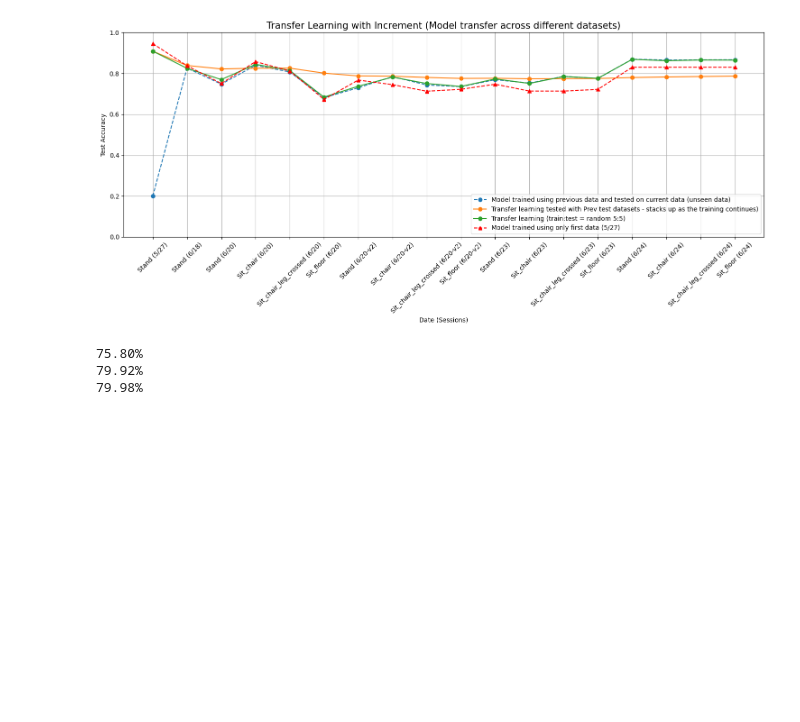
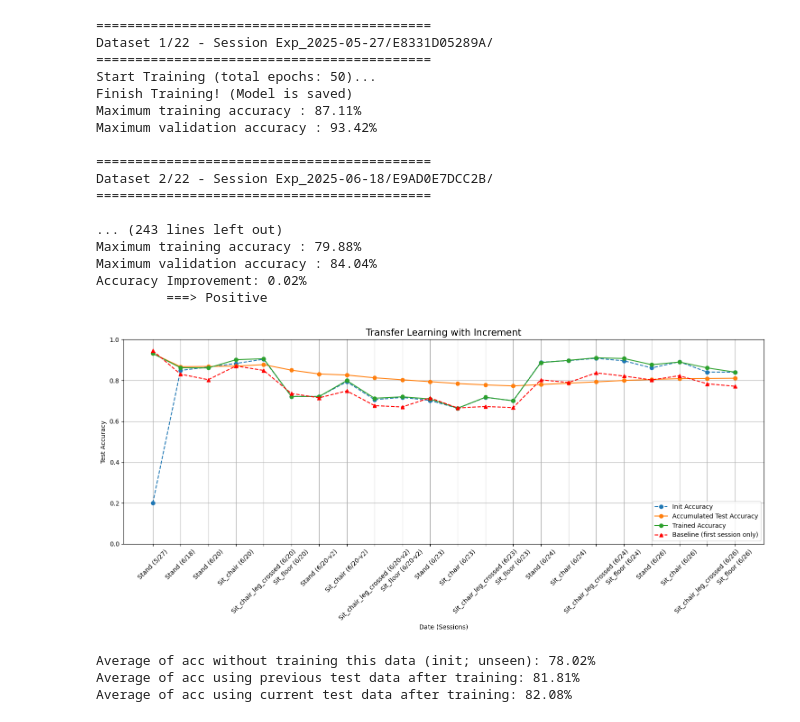
Before and after one commit to Hunminlee/Neural_Computing_Interface_MindForce, a Jupyter notebook: V1_modular/Transfer-learning_increment.ipynb, the cells around one changed output. Cells and saved outputs as stored; diff of their text form; code cells hidden in the pictures; blank space fills up the shorter version.

```diff
--- a/V1_modular/Transfer-learning_increment.ipynb
+++ b/V1_modular/Transfer-learning_increment.ipynb
@@ -203,28 +0,0 @@ Maximum validation accuracy : 73.71%
-# %%
-baseline = pd.read_csv('C:/Users/hml76/PycharmProjects/Tremor_project_local/Mindforce/Baseline_results.csv')
-
-plt.figure(figsize=(15, 7))
-plt.title('Transfer Learning with Increment (Model transfer across different datasets)', fontsize=15)
-plt.plot(Info, Init_acc_all, marker='o', label='Model trained using previous data and tested on current data (unseen data)', linestyle='--')
-plt.plot(Info, Prev_acc_all, marker='o', label='Transfer learning tested with Prev test datasets - stacks up as the training continues)')
-plt.plot(Info, Trained_acc_all, marker='o', label='Transfer learning (train:test = random 5:5)')
-plt.plot(Info, baseline['Accuracy']/100, marker='^', label='Model trained using only first data (5/27)', color='red', linestyle='--')
-plt.ylim([0, 1])
-
-
-plt.xlabel('Date (Sessions)')
-plt.ylabel('Test Accuracy')
-plt.xticks(rotation=45)
-plt.legend()
-plt.grid(True)
-plt.tight_layout()
-plt.show()
-# %% [output]
-[figure, removed]
-# %%
-for x in [Init_acc_all, Prev_acc_all, Trained_acc_all]:
-    print(f"{np.mean(x)*100:.2f}%")
-# %% [output]
-75.80%
-79.92%
-79.98%
@@ -230,0 +114,35 @@ for x in [Init_acc_all, Prev_acc_all, Trained_acc_all]:
+# %%
+if __name__ == "__main__":
+    tl_trainer = TransferLearningTrainer(config)
+    Init_acc_all, Prev_acc_all, Trained_acc_all = tl_trainer.run(plot_learning_curve=False)  #True if want to see convergence for each session round
+    tl_trainer.plot_results('C:/Users/hml76/PycharmProjects/Tremor_project_local/NCI_mindforce/github/Results/Baseline_results.csv')
+
+    for idx, x in enumerate([Init_acc_all, Prev_acc_all, Trained_acc_all]):
+        if idx==0:
+            print(f"Average of acc without training this data (init; unseen) - incrementally trained model with previous datasets: {np.mean(x)*100:.2f}%")
+        elif idx==1:
+            print(f"Average of acc using previous test data after training (with increment): {np.mean(x)*100:.2f}%")
+        elif idx==2:
+            print(f"Average of acc using current test data after training (with increment): {np.mean(x)*100:.2f}%")
+# %% [output]
+===========================================
+Dataset 1/22 - Session Exp_2025-05-27/E8331D05289A/
+===========================================
+Start Training (total epochs: 50)...
+Finish Training! (Model is saved)
+Maximum training accuracy : 87.11%
+Maximum validation accuracy : 93.42%
+
+===========================================
+Dataset 2/22 - Session Exp_2025-06-18/E9AD0E7DCC2B/
+===========================================
+
+... (243 lines left out)
+Maximum training accuracy : 79.88%
+Maximum validation accuracy : 84.04%
+Accuracy Improvement: 0.02%
+         ===> Positive
+[figure, added]
+Average of acc without training this data (init; unseen): 78.02%
+Average of acc using previous test data after training: 81.81%
+Average of acc using current test data after training: 82.08%
```
Also changed, not shown: parts of 3 cells of this notebook, 11 other files.
